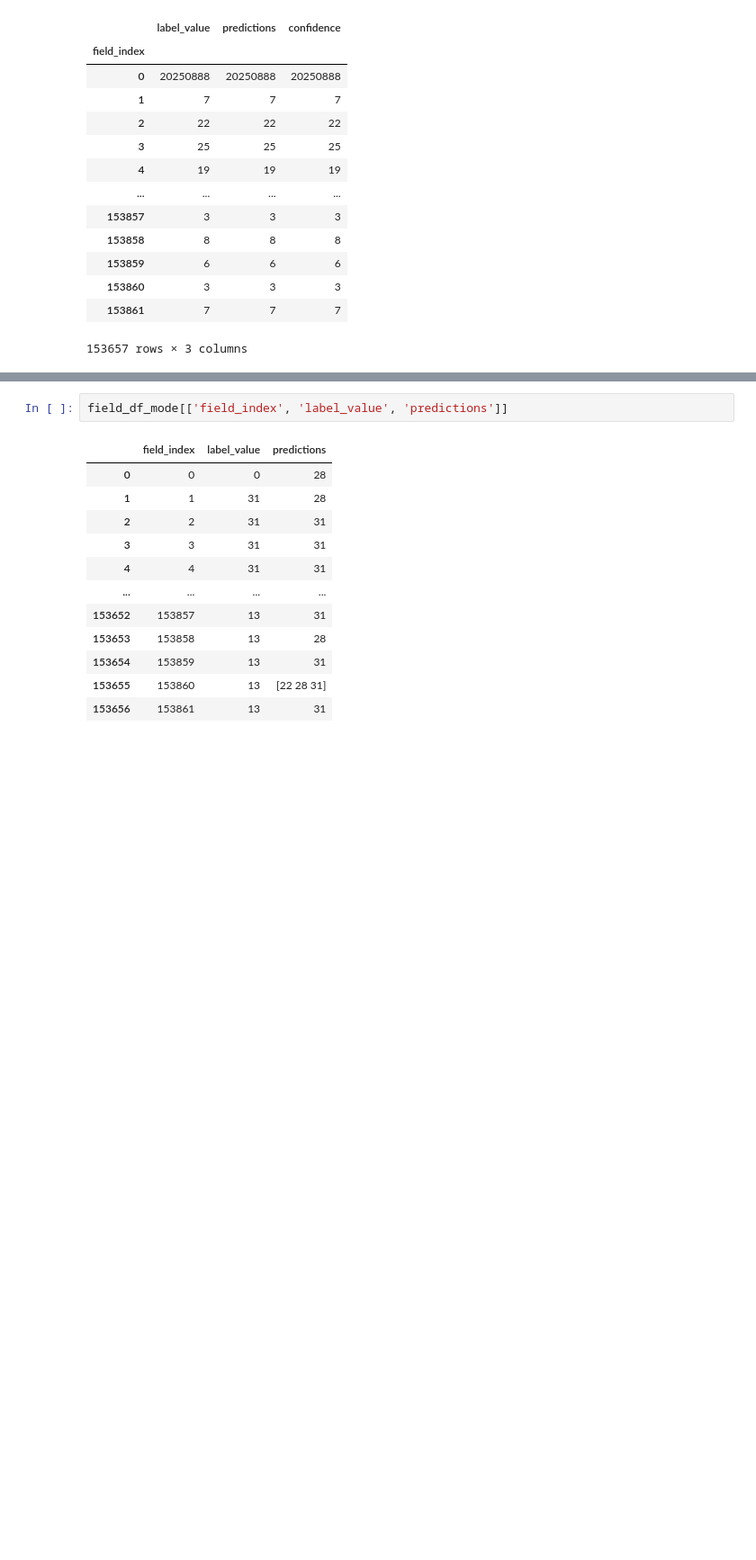
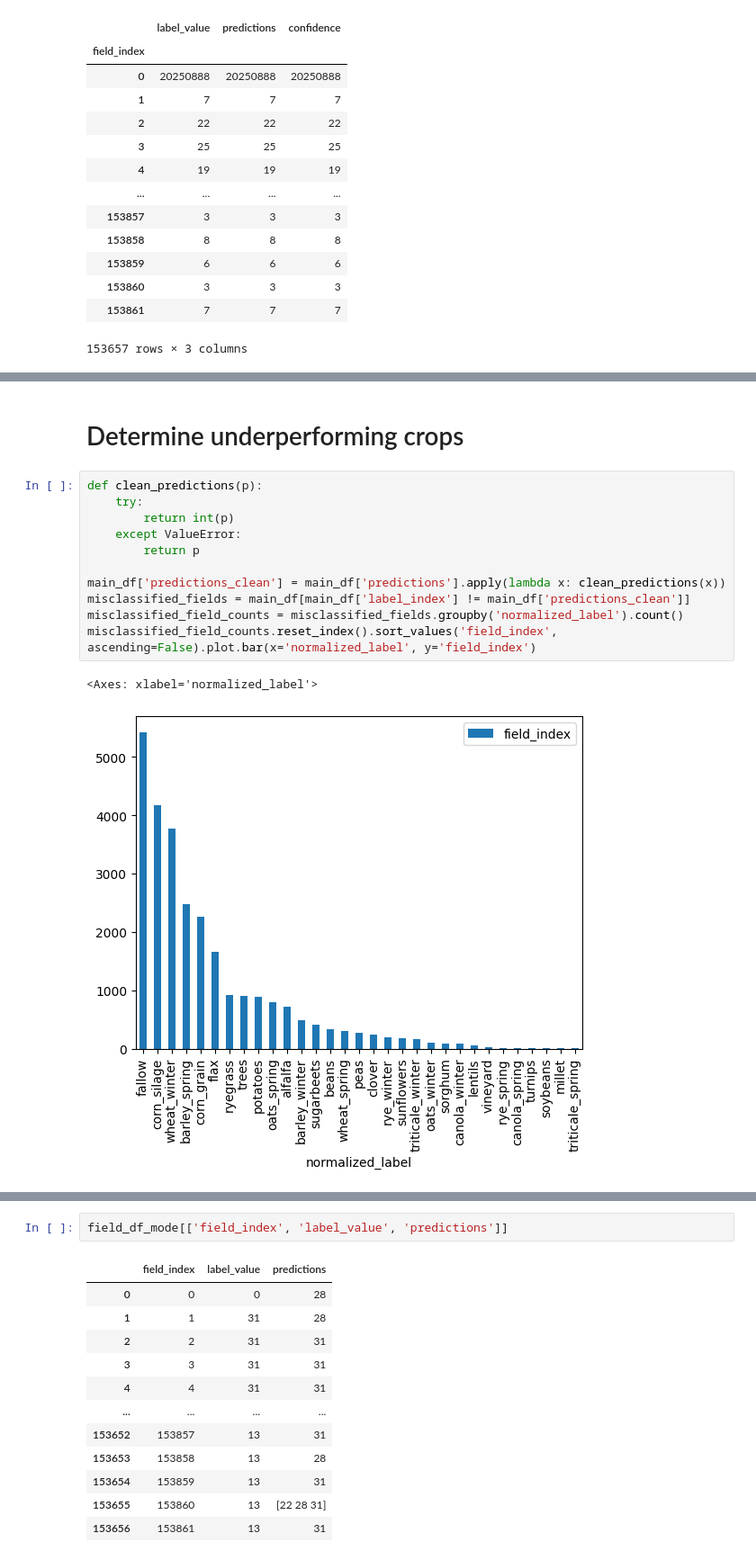
Before and after one commit to RSchueder/time-series-crop-model, a Jupyter notebook: tasks.ipynb, the cells around one changed output, grey strips where cells are left out. Shown at 90% size. Drawn from its saved outputs; the diff is of its cells as text; blank space fills up the shorter version.

Commit message:
added outputs to the repo, looked at underperforming crops

```diff
--- a/tasks.ipynb
+++ b/tasks.ipynb
@@ -332,3 +348,19 @@ pd.read_csv("/code/main_df.csv")
 | 153860 | 153860 | 113047e0-ee04-44cb-b087-04a1206df177 | 3030.348612 | millet | 2022 | POLYGON ((1.811558 49.343832, 1.8... | Millet | 13 | ... |
 | 153861 | 153861 | 8b2f1b87-c953-46f8-a443-6ffb5fed1597 | 3221.978022 | millet | 2022 | POLYGON ((1.830003 49.355156, 1.8... | Millet | 13 | ... |
 153862 rows × 12 columns
+# %% [markdown]
+# Determine underperforming crops
+# %%
+def clean_predictions(p):
+    try:
+        return int(p)
+    except ValueError:
+        return p
+
+main_df['predictions_clean'] = main_df['predictions'].apply(lambda x: clean_predictions(x))
+misclassified_fields = main_df[main_df['label_index'] != main_df['predictions_clean']]
+misclassified_field_counts = misclassified_fields.groupby('normalized_label').count()
+misclassified_field_counts.reset_index().sort_values('field_index', ascending=False).plot.bar(x='normalized_label', y='field_index')
+# %% [output]
+<Axes: xlabel='normalized_label'>
+[figure, added]
```
Also changed, not shown: parts of 6 cells of this notebook, 21 other files.
